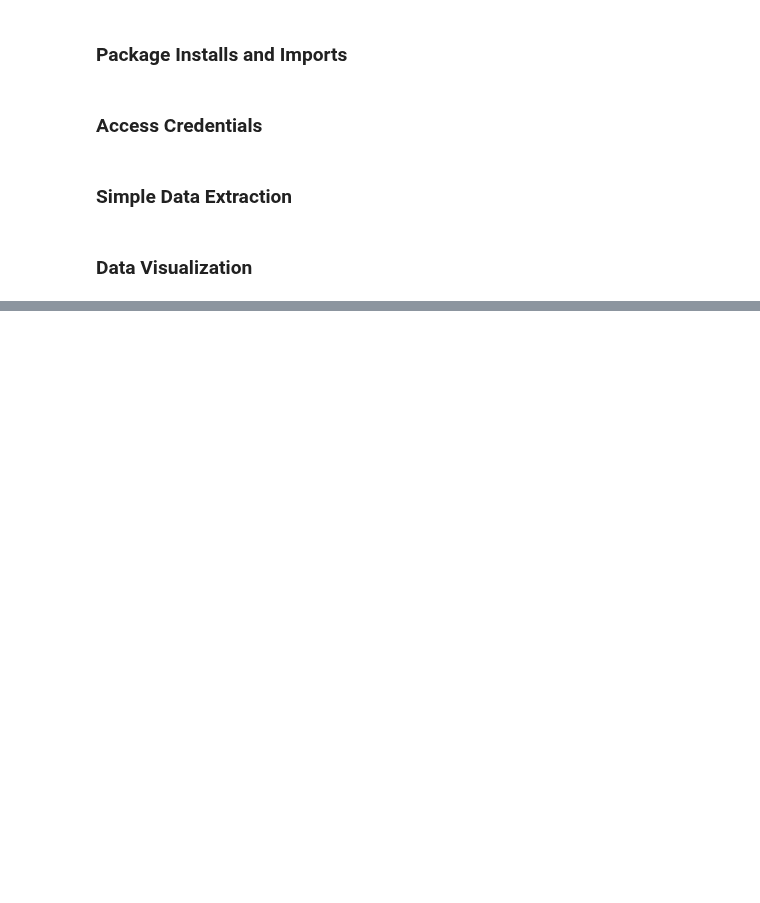
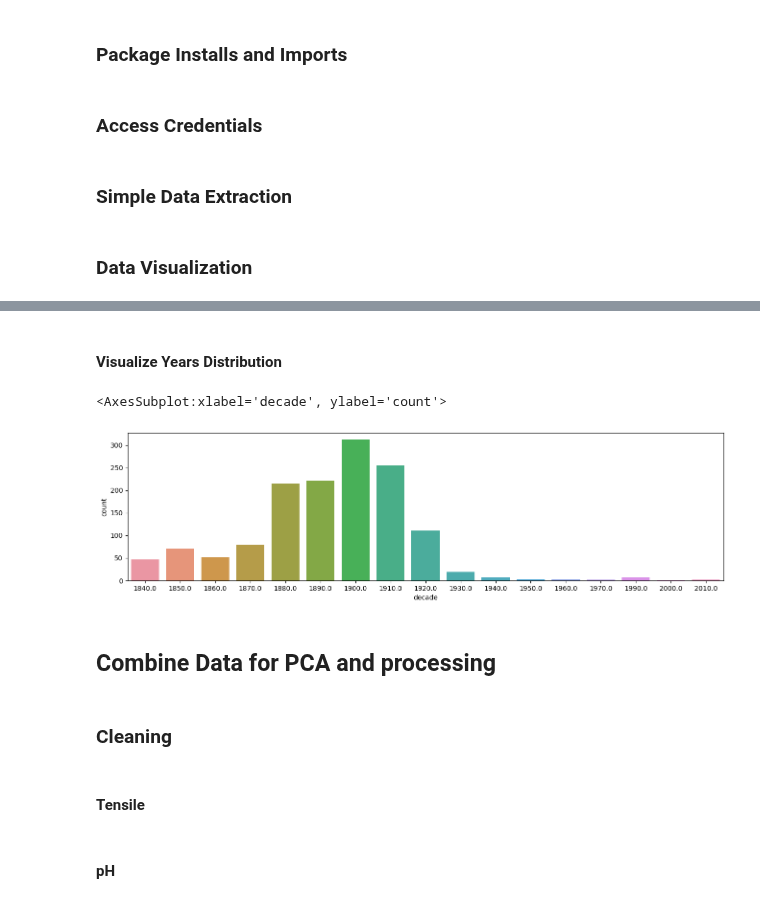
Before and after one commit to hujingc/umsi_loc_anc, a Jupyter notebook: Data Extraction and Visualization.ipynb, the cells around one changed output, grey strips where cells are left out. Drawn from its saved outputs; the diff is of its cells as text; code cells hidden in the pictures; blank space fills up the shorter version.

Commit message:
progress in cleaning

```diff
--- a/Data Extraction and Visualization.ipynb
+++ b/Data Extraction and Visualization.ipynb
@@ -101,0 +177,11 @@ plt.show()
+# %%
+rows = db.view('pca/query-books')
+data = [row['value'] for row in rows]
+# %%
+books = pd.DataFrame(data)[['id','title','catalogId','institutionId','volume','year','location','publisher']]
+books.publisher = books.publisher.apply(lambda y: np.nan if y=='' else y)
+books.year = books.year.apply(lambda y: np.nan if y=='' else int(y))
+
+books=books.astype({'publisher': 'str'})
+
+books.head()
@@ -101,0 +195,25 @@ plt.show()
+# %% [markdown]
+#### Visualize Years Distribution
+# %%
+years = books.groupby('year').count()
+years['count'] = years['id']
+years = years[['count']]
+
+decades = years.groupby((years.index//10)*10).sum()
+decades.reset_index(inplace=True)
+decades = decades.rename(columns={'year':'decade'})
+
+plt.rcParams.update(plt.rcParamsDefault)
+
+fig, ax = plt.subplots(figsize=(16,4))
+ax.set_xticklabels(ax.get_xticklabels())
+sns.barplot(x="decade", y="count", data=decades )
+# %% [output]
+<AxesSubplot:xlabel='decade', ylabel='count'>
+[figure, added]
+# %% [markdown]
+## Combine Data for PCA and processing
+# %% [markdown]
+### Cleaning
+# %% [markdown]
+#### Tensile
@@ -101,0 +231,2 @@ plt.show()
+# %% [markdown]
+#### pH
```
Also changed, not shown: parts of 62 cells of this notebook, 24 other files.
